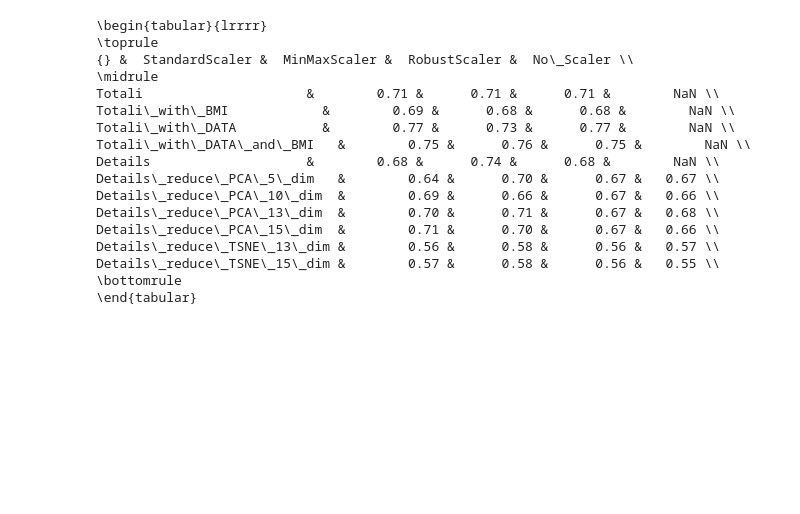
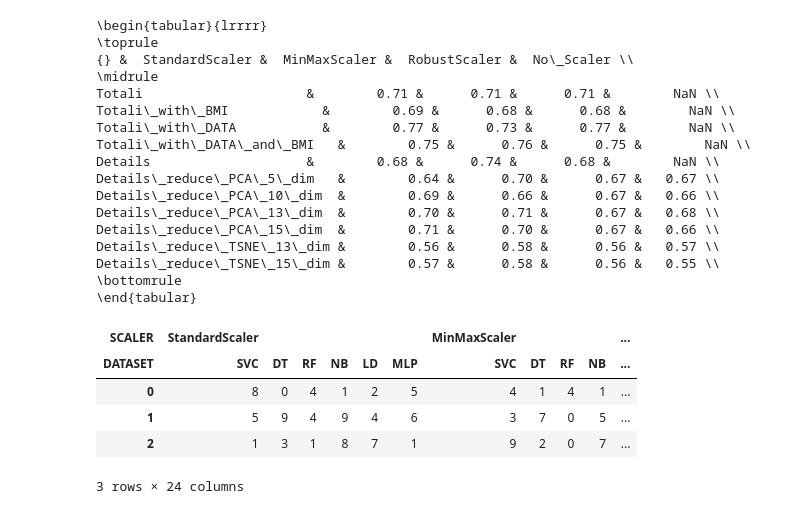
Before and after one commit to aleberans/Analisi-dati-per-problemi-di-medicina-legale, a Jupyter notebook: codice/classificazione-investiti.ipynb, the cells around one changed output. Saved outputs shown, nothing was run; the diff lists cells and outputs as text; code cells hidden in the pictures; blank space fills up the shorter version.

Commit message:
Bozza creazione tabelle con multi indici@

```diff
--- a/codice/classificazione-investiti.ipynb
+++ b/codice/classificazione-investiti.ipynb
@@ -810,0 +811,27 @@ add_column_to_results(risultatiStandardScaler, 'Totali_prova', 'RisultatiStandar
+# %%
+standard_girato = pd.DataFrame(risultatiStandardScaler).transpose()
+minmax_girato = pd.DataFrame(risultati_minMax_scaler).transpose()
+robust_girato = pd.DataFrame(risultati_RobustScaler).transpose()
+senza_girato = pd.DataFrame(risultati_senza_scaler).transpose()
+valori = [standard_girato.get_values(), minmax_girato.get_values(), robust_girato.get_values(), senza_girato.get_values()]
+
+L1 = gir.keys()
+
+tups = ([('StandardScaler', x) for x in L1] +
+       [('MinMaxScaler', x) for x in L1] +
+       [('RobustScaler', x) for x in L1]+
+       [('Senza_Scaler', x) for x in L1])
+
+columnas = pd.MultiIndex.from_tuples(tups, names=['SCALER', 'DATASET'])
+np.random.seed(785)
+data = np.random.randint(10, size=(3, 24))
+
+newframe=pd.DataFrame(data, columns=columnas)
+newframe
+# %% [output]
+| SCALER | StandardScaler |  |  |  |  |  | MinMaxScaler |  |  |  | ... |
+| DATASET | SVC | DT | RF | NB | LD | MLP | SVC | DT | RF | NB | ... |
+| 0 | 8 | 0 | 4 | 1 | 2 | 5 | 4 | 1 | 4 | 1 | ... |
+| 1 | 5 | 9 | 4 | 9 | 4 | 6 | 3 | 7 | 0 | 5 | ... |
+| 2 | 1 | 3 | 1 | 8 | 7 | 1 | 9 | 2 | 0 | 7 | ... |
+3 rows × 24 columns
```
Also changed, not shown: parts of 6 cells of this notebook.
